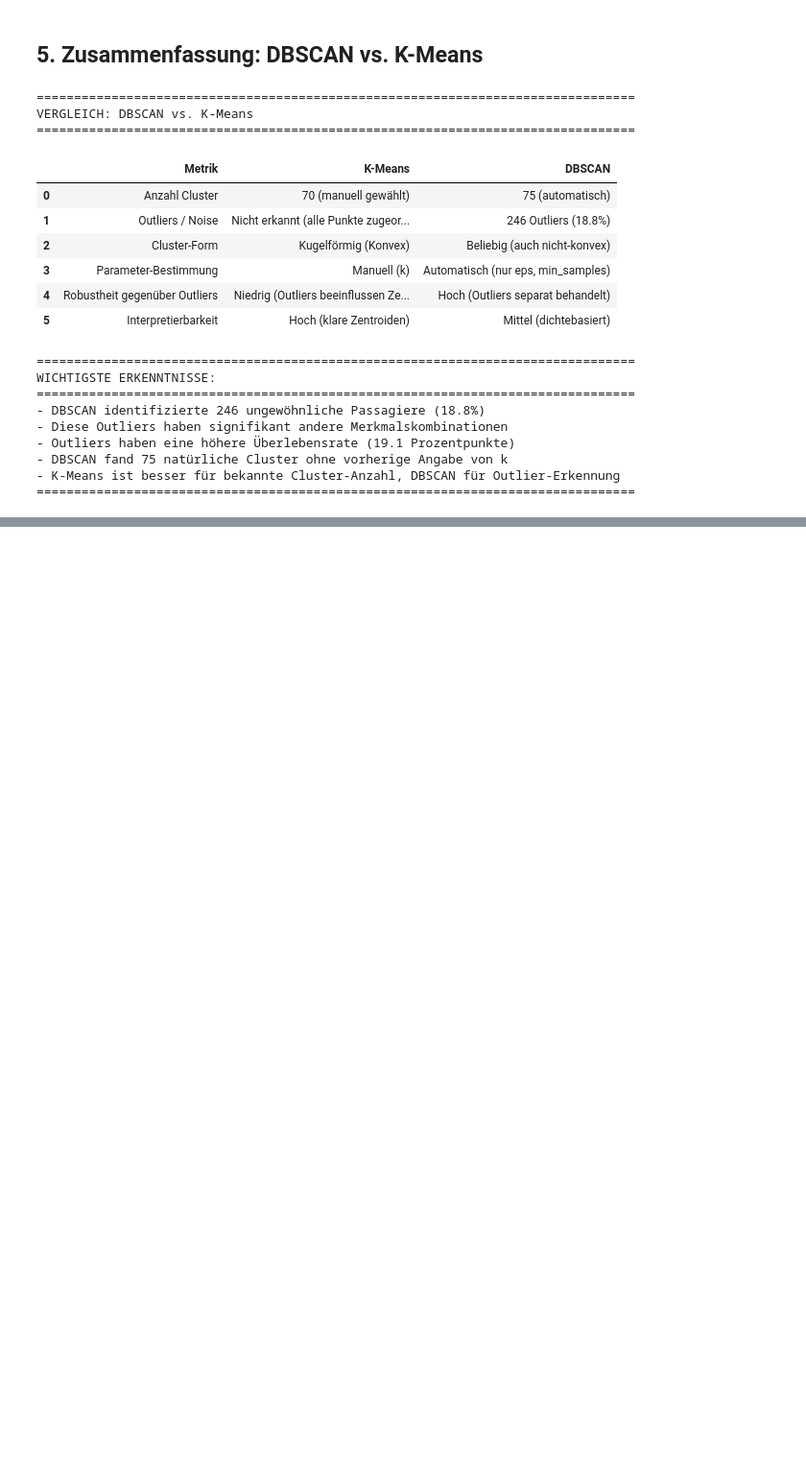
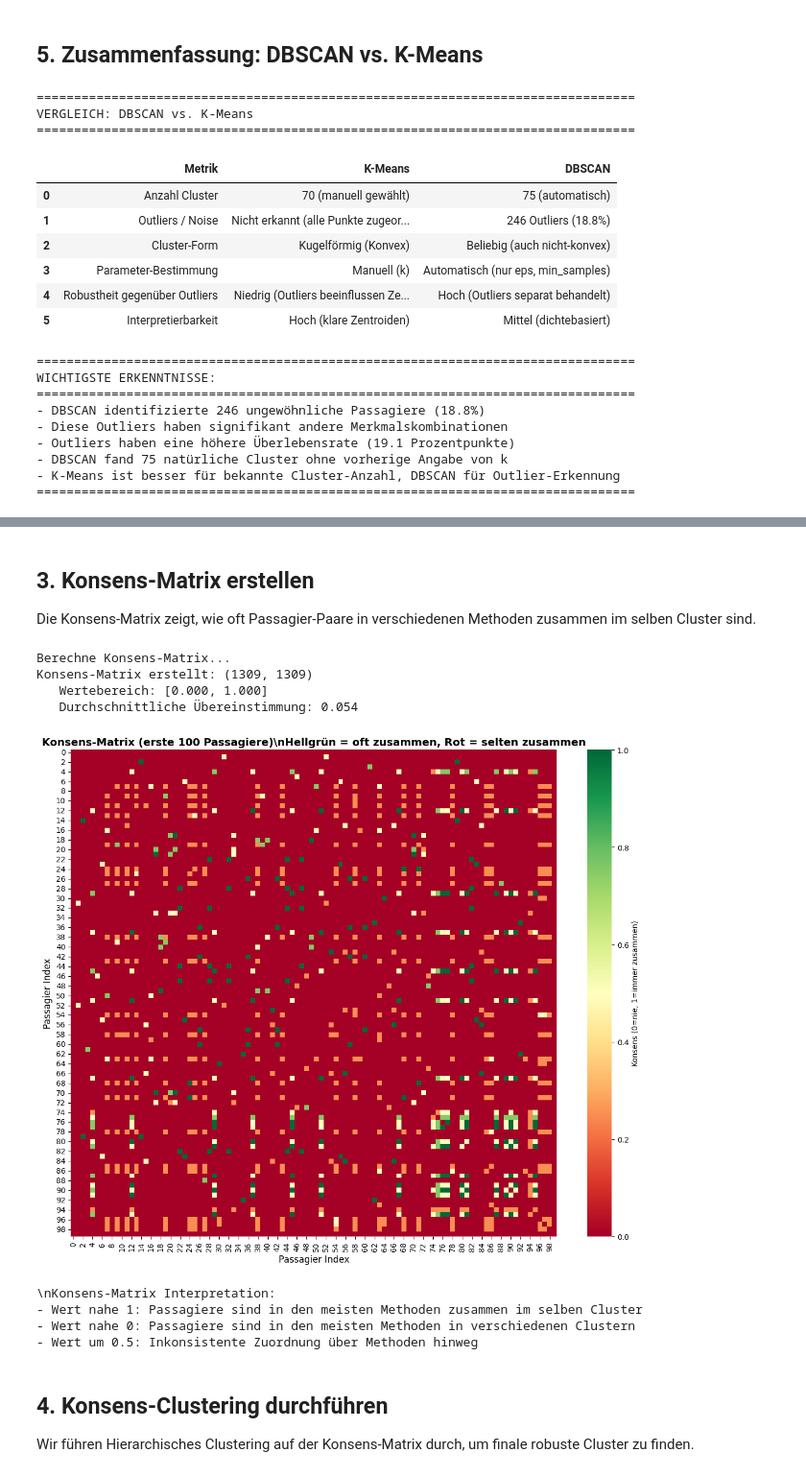
Before and after one commit to riosarah/Titanic_ML_Analysis, a Jupyter notebook: Clustering.ipynb, the cells around one changed output, grey strips where cells are left out. Shown at 96% size. Cells and saved outputs as stored; diff of their text form; code cells hidden in the pictures; blank space fills up the shorter version.

```diff
--- a/Clustering.ipynb
+++ b/Clustering.ipynb
@@ -910,0 +1075,57 @@ WICHTIGSTE ERKENNTNISSE:
+# %% [markdown]
+## **3. Konsens-Matrix erstellen**
+
+Die Konsens-Matrix zeigt, wie oft Passagier-Paare in verschiedenen Methoden zusammen im selben Cluster sind.
+# %%
+# Erstelle Konsens-Matrix (Co-Association Matrix)
+n_samples = X_scaled.shape[0]
+consensus_matrix = np.zeros((n_samples, n_samples))
+
+print("Berechne Konsens-Matrix...")
+
+for method_name, labels in clustering_results.items():
+    # Für jedes Paar von Passagieren: Sind sie im selben Cluster?
+    for i in range(n_samples):
+        for j in range(i+1, n_samples):
+            if labels[i] == labels[j]:
+                consensus_matrix[i, j] += 1
+                consensus_matrix[j, i] += 1
+
+# Normalisiere auf [0, 1] (Anzahl Methoden, die übereinstimmen / Gesamtzahl Methoden)
+consensus_matrix = consensus_matrix / len(clustering_results)
+
+print(f"Konsens-Matrix erstellt: {consensus_matrix.shape}")
+print(f"   Wertebereich: [{consensus_matrix.min():.3f}, {consensus_matrix.max():.3f}]")
+print(f"   Durchschnittliche Übereinstimmung: {consensus_matrix.mean():.3f}")
+
+# Visualisierung: Heatmap eines Ausschnitts (erste 100 Passagiere)
+n_display = min(100, n_samples)
+
+plt.figure(figsize=(12, 10))
+sns.heatmap(consensus_matrix[:n_display, :n_display], cmap='RdYlGn',
+            vmin=0, vmax=1, cbar_kws={'label': 'Konsens (0=nie, 1=immer zusammen)'})
+plt.title(f'Konsens-Matrix (erste {n_display} Passagiere)\\nHellgrün = oft zusammen, Rot = selten zusammen',
+          fontsize=14, fontweight='bold')
+plt.xlabel('Passagier Index', fontsize=12)
+plt.ylabel('Passagier Index', fontsize=12)
+plt.tight_layout()
+plt.show()
+
+print("\\nKonsens-Matrix Interpretation:")
+print("- Wert nahe 1: Passagiere sind in den meisten Methoden zusammen im selben Cluster")
+print("- Wert nahe 0: Passagiere sind in den meisten Methoden in verschiedenen Clustern")
+print("- Wert um 0.5: Inkonsistente Zuordnung über Methoden hinweg")
+# %% [output]
+Berechne Konsens-Matrix...
+Konsens-Matrix erstellt: (1309, 1309)
+   Wertebereich: [0.000, 1.000]
+   Durchschnittliche Übereinstimmung: 0.054
+[figure, added]
+\nKonsens-Matrix Interpretation:
+- Wert nahe 1: Passagiere sind in den meisten Methoden zusammen im selben Cluster
+- Wert nahe 0: Passagiere sind in den meisten Methoden in verschiedenen Clustern
+- Wert um 0.5: Inkonsistente Zuordnung über Methoden hinweg
+# %% [markdown]
+## **4. Konsens-Clustering durchführen**
+
+Wir führen Hierarchisches Clustering auf der Konsens-Matrix durch, um finale robuste Cluster zu finden.
```
Also changed, not shown: parts of 33 cells of this notebook.
